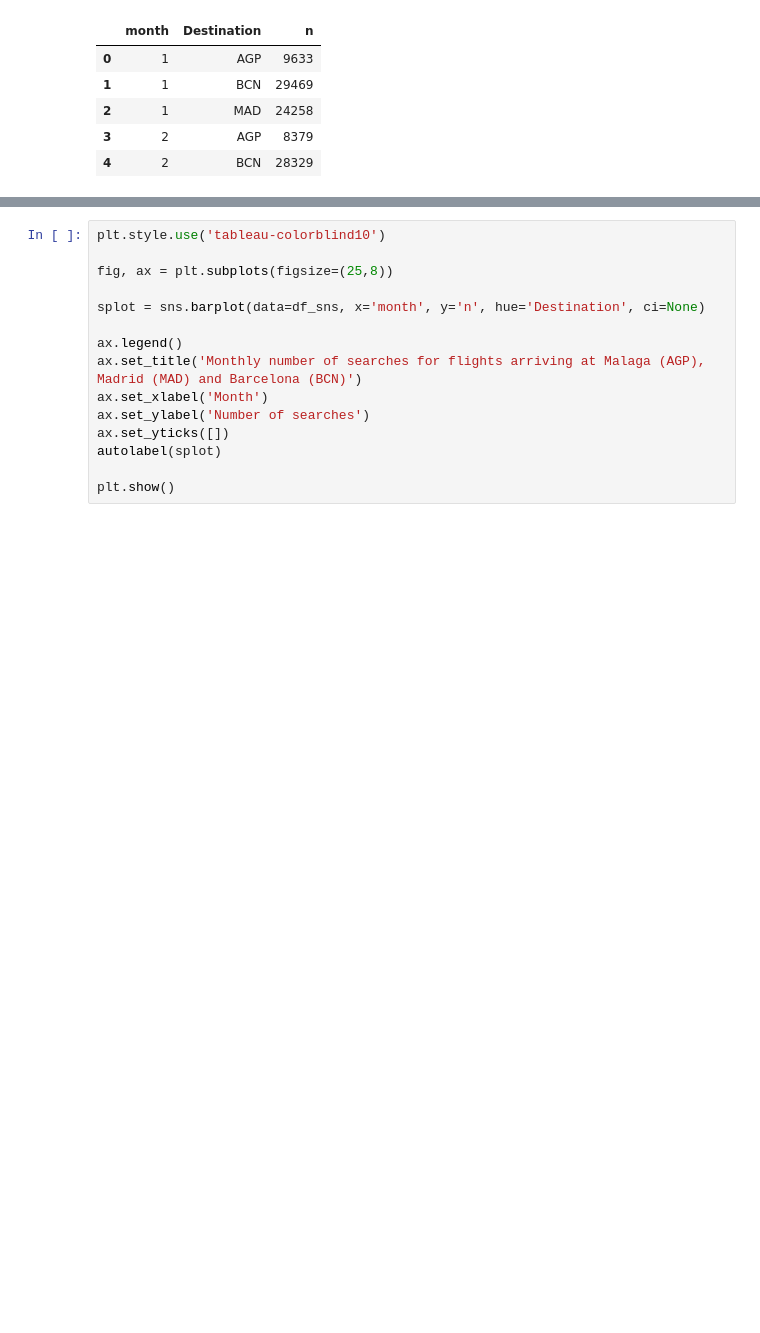
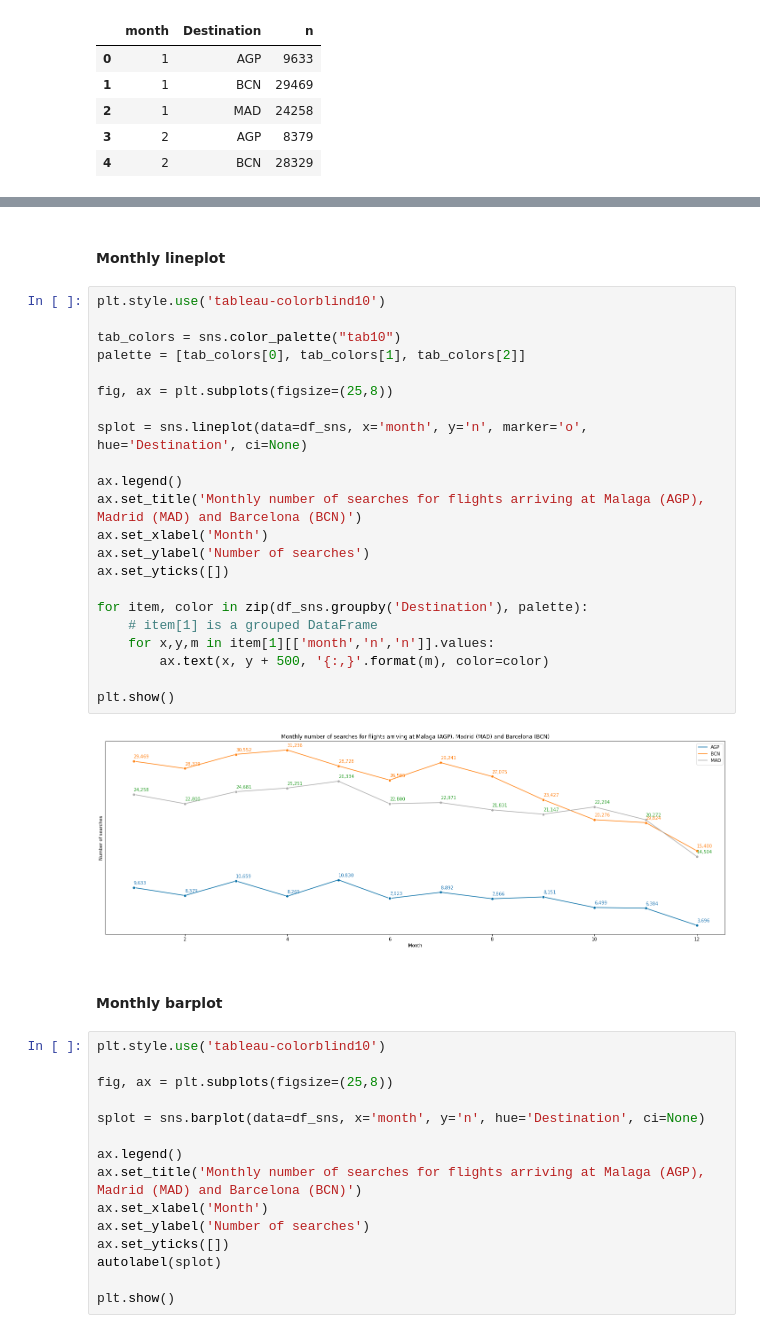
Before and after one commit to caresppen/DSChallenge, a Jupyter notebook: Ex3.ipynb, the cells around one changed output, grey strips where cells are left out. Cells and saved outputs as stored; diff of their text form; blank space fills up the shorter version.

```diff
--- a/Ex3.ipynb
+++ b/Ex3.ipynb
@@ -318,3 +345,31 @@ df_sns.head()
+# %% [markdown]
+#### Monthly lineplot
+# %%
+plt.style.use('tableau-colorblind10')
+
+tab_colors = sns.color_palette("tab10")
+palette = [tab_colors[0], tab_colors[1], tab_colors[2]]
+
+fig, ax = plt.subplots(figsize=(25,8))
+
+splot = sns.lineplot(data=df_sns, x='month', y='n', marker='o', hue='Destination', ci=None)
+
+ax.legend()
+ax.set_title('Monthly number of searches for flights arriving at Malaga (AGP), Madrid (MAD) and Barcelona (BCN)')
+ax.set_xlabel('Month')
+ax.set_ylabel('Number of searches')
+ax.set_yticks([])
+
+for item, color in zip(df_sns.groupby('Destination'), palette):
+    # item[1] is a grouped DataFrame
+    for x,y,m in item[1][['month','n','n']].values:
+        ax.text(x, y + 500, '{:,}'.format(m), color=color)
+
+plt.show()
+# %% [output]
+[figure, added]
+# %% [markdown]
+#### Monthly barplot
 # %%
 plt.style.use('tableau-colorblind10')
 
```
Also changed, not shown: parts of 13 cells of this notebook.
